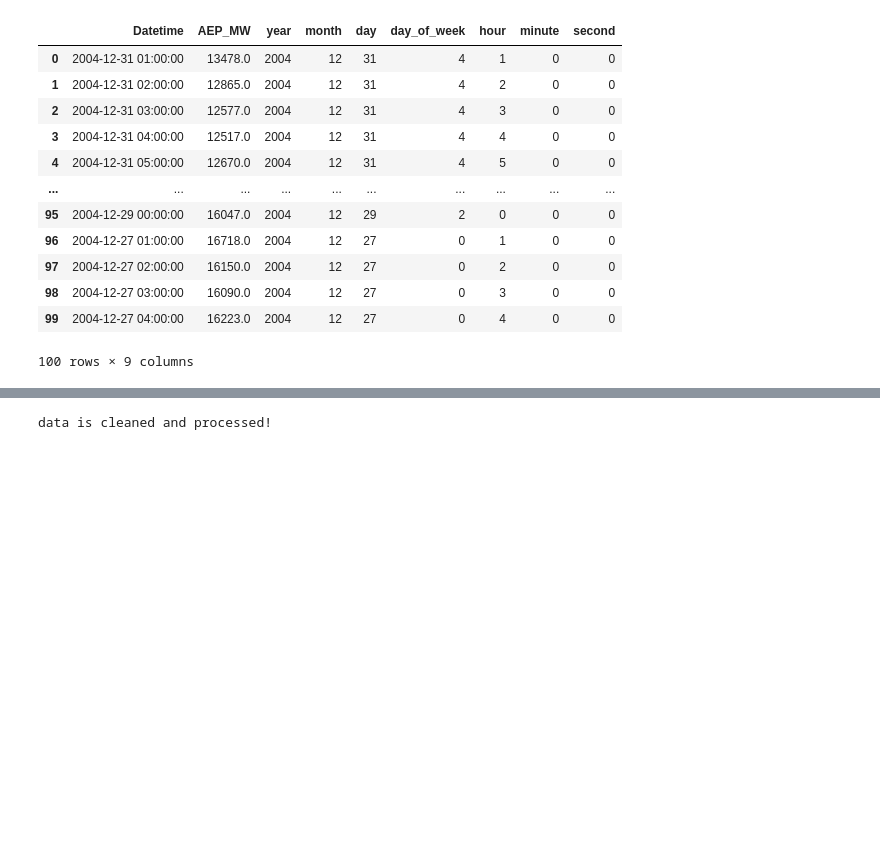
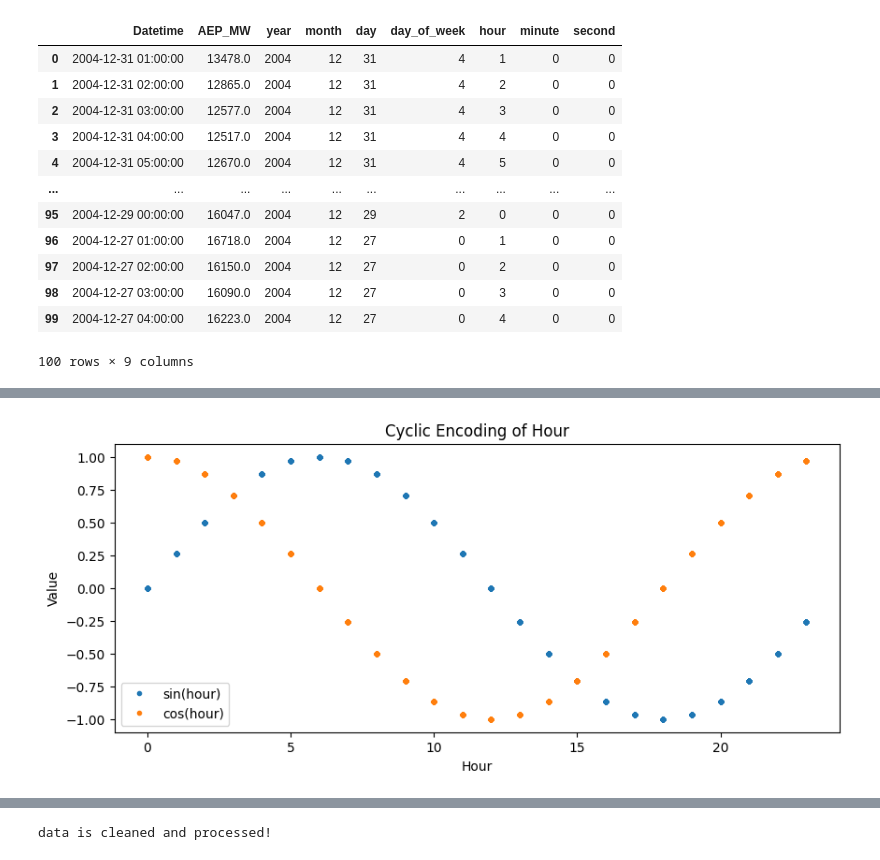
Before and after one commit to iprabhsidhu/Hourly-Electrical-Load-Forecasting, a Jupyter notebook: notebooks/experiment.ipynb, the cells around one changed output, grey strips where cells are left out. Drawn from its saved outputs; the diff is of its cells as text; code cells hidden in the pictures; blank space fills up the shorter version.

```diff
--- a/notebooks/Untitled.ipynb
+++ b/notebooks/experiment.ipynb
@@ -90,0 +106,12 @@ df.head()
+# %%
+# Graph for Cyclic Hour
+plt.figure(figsize=(10, 4))
+plt.plot(df['hour'], df['sin_hour'], '.', label='sin(hour)')
+plt.plot(df['hour'], df['cos_hour'], '.', label='cos(hour)')
+plt.xlabel("Hour")
+plt.ylabel("Value")
+plt.title("Cyclic Encoding of Hour")
+plt.legend()
+plt.show()
+# %% [output]
+[figure, added]
```
Also changed, not shown: parts of 12 cells of this notebook, 45 other files.
